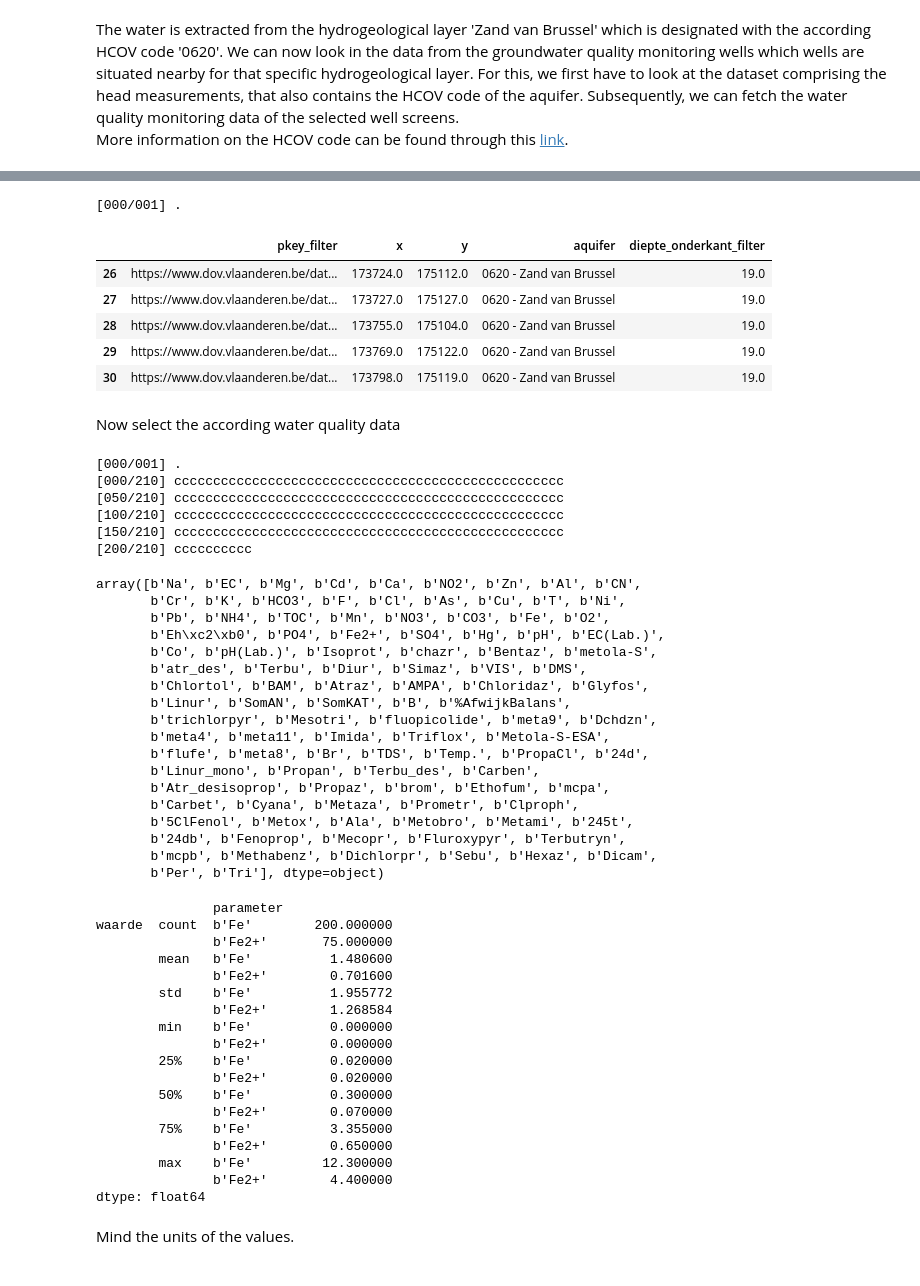
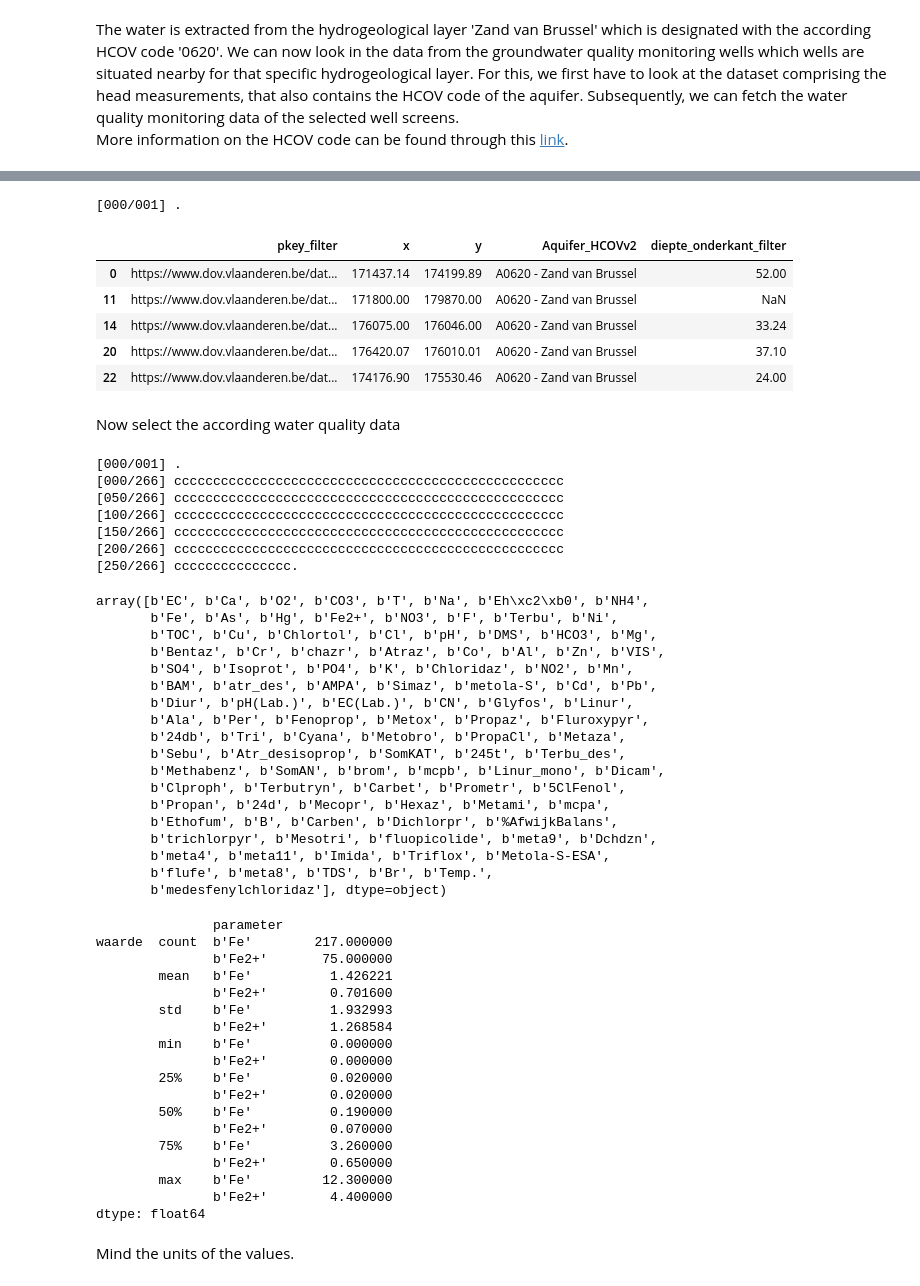
Before and after one commit to DOV-Vlaanderen/pydov, a Jupyter notebook: docs/notebooks/search_grondwatervergunningen.ipynb, the cells around one changed output, grey strips where cells are left out. Drawn from its saved outputs; the diff is of its cells as text; code cells hidden in the pictures.

Commit message:
Update grondwatervergunning and grondwaterfilter datatypes to HCOVv2

```diff
--- a/docs/notebooks/search_grondwatervergunningen.ipynb
+++ b/docs/notebooks/search_grondwatervergunningen.ipynb
@@ -272,24 +274,24 @@ mv_mtaw
 # %%
 from pydov.search.grondwaterfilter import GrondwaterFilterSearch
 from pydov.search.grondwatermonster import GrondwaterMonsterSearch
 from pydov.util.query import Join
 
 gfs = GrondwaterFilterSearch()
 gwmonster = GrondwaterMonsterSearch()
 
 df_gfs = gfs.search(location=Within(Box(170000, 174000, 190000, 180000)),
-                   return_fields=['pkey_filter', 'x', 'y', 'aquifer', 'diepte_onderkant_filter'])
+                    return_fields=['pkey_filter', 'x', 'y', 'Aquifer_HCOVv2', 'diepte_onderkant_filter'])
 
-filters = df_gfs[(df_gfs['aquifer'].str.contains('0620')) ]
+filters = df_gfs[(df_gfs['Aquifer_HCOVv2'].str.contains('0620'))]
 filters.head()
 # %% [output]
 [000/001] .
-|  | pkey_filter | x | y | aquifer | diepte_onderkant_filter |
-| 26 | https://www.dov.vlaanderen.be/dat... | 173724.0 | 175112.0 | 0620 - Zand van Brussel | 19.0 |
-| 27 | https://www.dov.vlaanderen.be/dat... | 173727.0 | 175127.0 | 0620 - Zand van Brussel | 19.0 |
-| 28 | https://www.dov.vlaanderen.be/dat... | 173755.0 | 175104.0 | 0620 - Zand van Brussel | 19.0 |
-| 29 | https://www.dov.vlaanderen.be/dat... | 173769.0 | 175122.0 | 0620 - Zand van Brussel | 19.0 |
-| 30 | https://www.dov.vlaanderen.be/dat... | 173798.0 | 175119.0 | 0620 - Zand van Brussel | 19.0 |
+|  | pkey_filter | x | y | Aquifer_HCOVv2 | diepte_onderkant_filter |
+| 0 | https://www.dov.vlaanderen.be/dat... | 171437.14 | 174199.89 | A0620 - Zand van Brussel | 52.00 |
+| 11 | https://www.dov.vlaanderen.be/dat... | 171800.00 | 179870.00 | A0620 - Zand van Brussel | NaN |
+| 14 | https://www.dov.vlaanderen.be/dat... | 176075.00 | 176046.00 | A0620 - Zand van Brussel | 33.24 |
+| 20 | https://www.dov.vlaanderen.be/dat... | 176420.07 | 176010.01 | A0620 - Zand van Brussel | 37.10 |
+| 22 | https://www.dov.vlaanderen.be/dat... | 174176.90 | 175530.46 | A0620 - Zand van Brussel | 24.00 |
 # %% [markdown]
 Now select the according water quality data
 # %%
@@ -299,29 +301,30 @@ df_gwq['parameter'] = df_gwq['parameter'].str.encode('utf-8')
 df_gwq['parameter'].unique()
 # %% [output]
 [000/001] .
-[000/210] cccccccccccccccccccccccccccccccccccccccccccccccccc
-[050/210] cccccccccccccccccccccccccccccccccccccccccccccccccc
-[100/210] cccccccccccccccccccccccccccccccccccccccccccccccccc
-[150/210] cccccccccccccccccccccccccccccccccccccccccccccccccc
-[200/210] cccccccccc
+[000/266] cccccccccccccccccccccccccccccccccccccccccccccccccc
+[050/266] cccccccccccccccccccccccccccccccccccccccccccccccccc
+[100/266] cccccccccccccccccccccccccccccccccccccccccccccccccc
+[150/266] cccccccccccccccccccccccccccccccccccccccccccccccccc
+[200/266] cccccccccccccccccccccccccccccccccccccccccccccccccc
+[250/266] ccccccccccccccc.
-array([b'Na', b'EC', b'Mg', b'Cd', b'Ca', b'NO2', b'Zn', b'Al', b'CN',
-       b'Cr', b'K', b'HCO3', b'F', b'Cl', b'As', b'Cu', b'T', b'Ni',
-       b'Pb', b'NH4', b'TOC', b'Mn', b'NO3', b'CO3', b'Fe', b'O2',
-       b'Eh\xc2\xb0', b'PO4', b'Fe2+', b'SO4', b'Hg', b'pH', b'EC(Lab.)',
-       b'Co', b'pH(Lab.)', b'Isoprot', b'chazr', b'Bentaz', b'metola-S',
-       b'atr_des', b'Terbu', b'Diur', b'Simaz', b'VIS', b'DMS',
-       b'Chlortol', b'BAM', b'Atraz', b'AMPA', b'Chloridaz', b'Glyfos',
-       b'Linur', b'SomAN', b'SomKAT', b'B', b'%AfwijkBalans',
+array([b'EC', b'Ca', b'O2', b'CO3', b'T', b'Na', b'Eh\xc2\xb0', b'NH4',
+       b'Fe', b'As', b'Hg', b'Fe2+', b'NO3', b'F', b'Terbu', b'Ni',
+       b'TOC', b'Cu', b'Chlortol', b'Cl', b'pH', b'DMS', b'HCO3', b'Mg',
+       b'Bentaz', b'Cr', b'chazr', b'Atraz', b'Co', b'Al', b'Zn', b'VIS',
+       b'SO4', b'Isoprot', b'PO4', b'K', b'Chloridaz', b'NO2', b'Mn',
+       b'BAM', b'atr_des', b'AMPA', b'Simaz', b'metola-S', b'Cd', b'Pb',
+       b'Diur', b'pH(Lab.)', b'EC(Lab.)', b'CN', b'Glyfos', b'Linur',
+       b'Ala', b'Per', b'Fenoprop', b'Metox', b'Propaz', b'Fluroxypyr',
+       b'24db', b'Tri', b'Cyana', b'Metobro', b'PropaCl', b'Metaza',
+       b'Sebu', b'Atr_desisoprop', b'SomKAT', b'245t', b'Terbu_des',
+       b'Methabenz', b'SomAN', b'brom', b'mcpb', b'Linur_mono', b'Dicam',
+       b'Clproph', b'Terbutryn', b'Carbet', b'Prometr', b'5ClFenol',
+       b'Propan', b'24d', b'Mecopr', b'Hexaz', b'Metami', b'mcpa',
+       b'Ethofum', b'B', b'Carben', b'Dichlorpr', b'%AfwijkBalans',
        b'trichlorpyr', b'Mesotri', b'fluopicolide', b'meta9', b'Dchdzn',
        b'meta4', b'meta11', b'Imida', b'Triflox', b'Metola-S-ESA',
-       b'flufe', b'meta8', b'Br', b'TDS', b'Temp.', b'PropaCl', b'24d',
-       b'Linur_mono', b'Propan', b'Terbu_des', b'Carben',
-       b'Atr_desisoprop', b'Propaz', b'brom', b'Ethofum', b'mcpa',
-       b'Carbet', b'Cyana', b'Metaza', b'Prometr', b'Clproph',
-       b'5ClFenol', b'Metox', b'Ala', b'Metobro', b'Metami', b'245t',
-       b'24db', b'Fenoprop', b'Mecopr', b'Fluroxypyr', b'Terbutryn',
-       b'mcpb', b'Methabenz', b'Dichlorpr', b'Sebu', b'Hexaz', b'Dicam',
-       b'Per', b'Tri'], dtype=object)
+       b'flufe', b'meta8', b'TDS', b'Br', b'Temp.',
+       b'medesfenylchloridaz'], dtype=object)
 # %%
 pars_select = [b'Fe', b'Fe2+', b'Fe(Tot.)', b'Fe3+']
 df_selected = df_gwq.loc[df_gwq.parameter.isin(pars_select), :]
@@ -329,19 +332,19 @@ df_stat = df_selected.loc[:, ['parameter', 'waarde']].groupby('parameter').descr
 df_stat
 # %% [output]
                parameter
-waarde  count  b'Fe'        200.000000
+waarde  count  b'Fe'        217.000000
                b'Fe2+'       75.000000
-        mean   b'Fe'          1.480600
+        mean   b'Fe'          1.426221
                b'Fe2+'        0.701600
-        std    b'Fe'          1.955772
+        std    b'Fe'          1.932993
                b'Fe2+'        1.268584
         min    b'Fe'          0.000000
                b'Fe2+'        0.000000
         25%    b'Fe'          0.020000
                b'Fe2+'        0.020000
-        50%    b'Fe'          0.300000
+        50%    b'Fe'          0.190000
                b'Fe2+'        0.070000
-        75%    b'Fe'          3.355000
+        75%    b'Fe'          3.260000
                b'Fe2+'        0.650000
         max    b'Fe'         12.300000
                b'Fe2+'        4.400000
```
Also changed, not shown: parts of 13 cells of this notebook, 4 other files.
